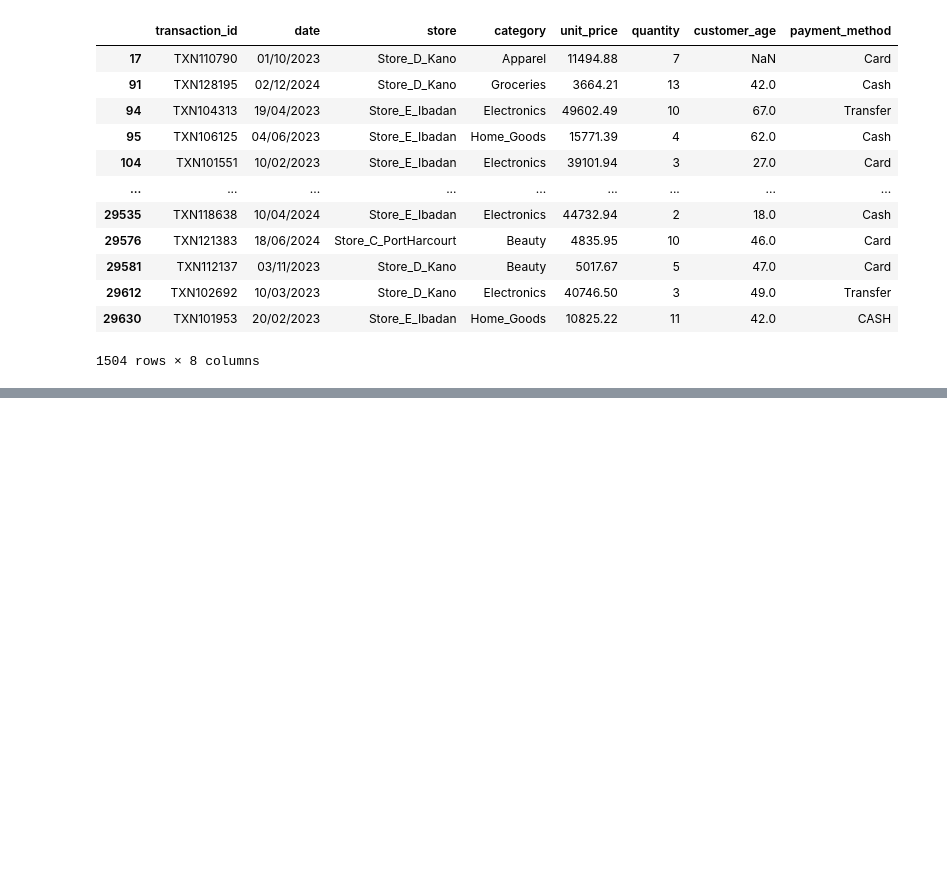
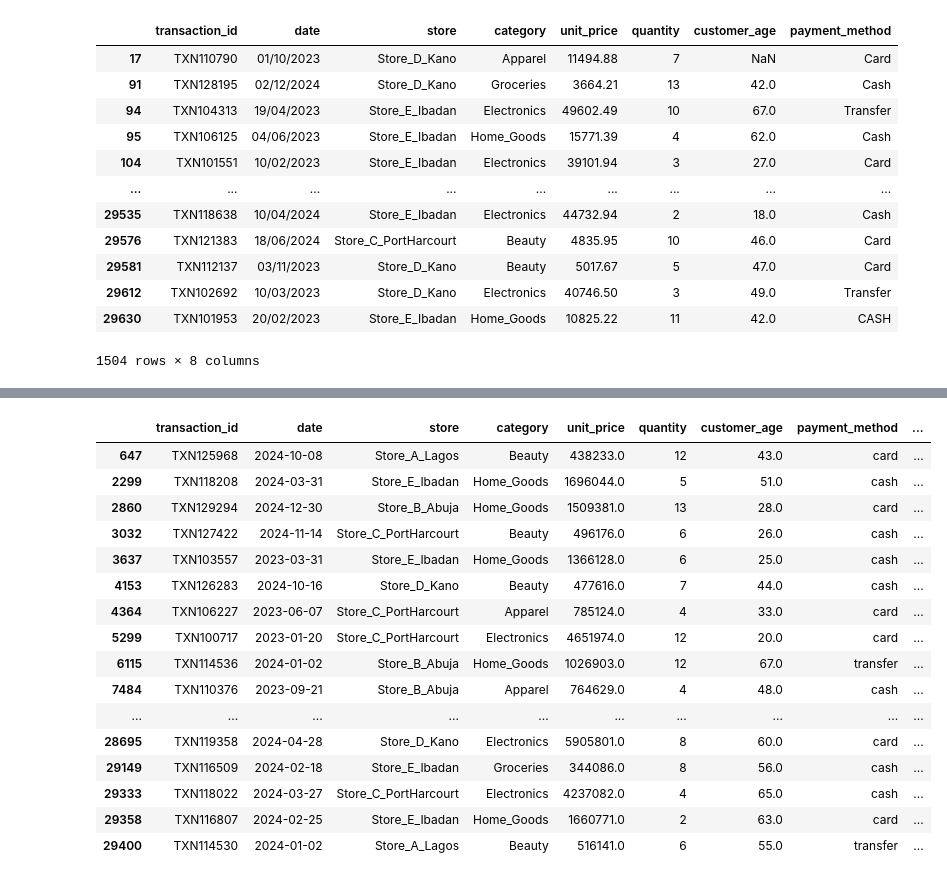
Before and after one commit to Ogidi-Peter/Retailpulse, a Jupyter notebook: notebook/Sales.ipynb, the cells around one changed output, grey strips where cells are left out. Cells and saved outputs as stored; diff of their text form; code cells hidden in the pictures; blank space fills up the shorter version.

```diff
--- a/notebook/Sales.ipynb
+++ b/notebook/Sales.ipynb
@@ -230,3 +226,31 @@ R_sales['payment_method'].unique()
 Length: 3, dtype: str
 # %%
 R_sales['customer_age'] = R_sales['customer_age'].fillna(R_sales['customer_age'].median())
+# %%
+def flag_outliers(group):
+    q1 = group.quantile(0.25)
+    q3 = group.quantile(0.75)
+    iqr = q3 - q1
+    upper_bound = q3 + 3 * iqr   # 3x IQR = strict outlier threshold
+    return group > upper_bound
+
+R_sales['price_outlier'] = R_sales.groupby('category')['unit_price'].transform(flag_outliers)
+R_sales[R_sales['price_outlier']]   # inspect them
+# %% [output]
+|  | transaction_id | date | store | category | unit_price | quantity | customer_age | payment_method | ... |
+| 647 | TXN125968 | 2024-10-08 | Store_A_Lagos | Beauty | 438233.0 | 12 | 43.0 | card | ... |
+| 2299 | TXN118208 | 2024-03-31 | Store_E_Ibadan | Home_Goods | 1696044.0 | 5 | 51.0 | cash | ... |
+| 2860 | TXN129294 | 2024-12-30 | Store_B_Abuja | Home_Goods | 1509381.0 | 13 | 28.0 | card | ... |
+| 3032 | TXN127422 | 2024-11-14 | Store_C_PortHarcourt | Beauty | 496176.0 | 6 | 26.0 | cash | ... |
+| 3637 | TXN103557 | 2023-03-31 | Store_E_Ibadan | Home_Goods | 1366128.0 | 6 | 25.0 | cash | ... |
+| 4153 | TXN126283 | 2024-10-16 | Store_D_Kano | Beauty | 477616.0 | 7 | 44.0 | cash | ... |
+| 4364 | TXN106227 | 2023-06-07 | Store_C_PortHarcourt | Apparel | 785124.0 | 4 | 33.0 | card | ... |
+| 5299 | TXN100717 | 2023-01-20 | Store_C_PortHarcourt | Electronics | 4651974.0 | 12 | 20.0 | card | ... |
+| 6115 | TXN114536 | 2024-01-02 | Store_B_Abuja | Home_Goods | 1026903.0 | 12 | 67.0 | transfer | ... |
+| 7484 | TXN110376 | 2023-09-21 | Store_B_Abuja | Apparel | 764629.0 | 4 | 48.0 | cash | ... |
+| ... | ... | ... | ... | ... | ... | ... | ... | ... | ... |
+| 28695 | TXN119358 | 2024-04-28 | Store_D_Kano | Electronics | 5905801.0 | 8 | 60.0 | card | ... |
+| 29149 | TXN116509 | 2024-02-18 | Store_E_Ibadan | Groceries | 344086.0 | 8 | 56.0 | cash | ... |
+| 29333 | TXN118022 | 2024-03-27 | Store_C_PortHarcourt | Electronics | 4237082.0 | 4 | 65.0 | cash | ... |
+| 29358 | TXN116807 | 2024-02-25 | Store_E_Ibadan | Home_Goods | 1660771.0 | 2 | 63.0 | card | ... |
+| 29400 | TXN114530 | 2024-01-02 | Store_A_Lagos | Beauty | 516141.0 | 6 | 55.0 | transfer | ... |
```
Also changed, not shown: parts of 12 cells of this notebook, 1 other file.
